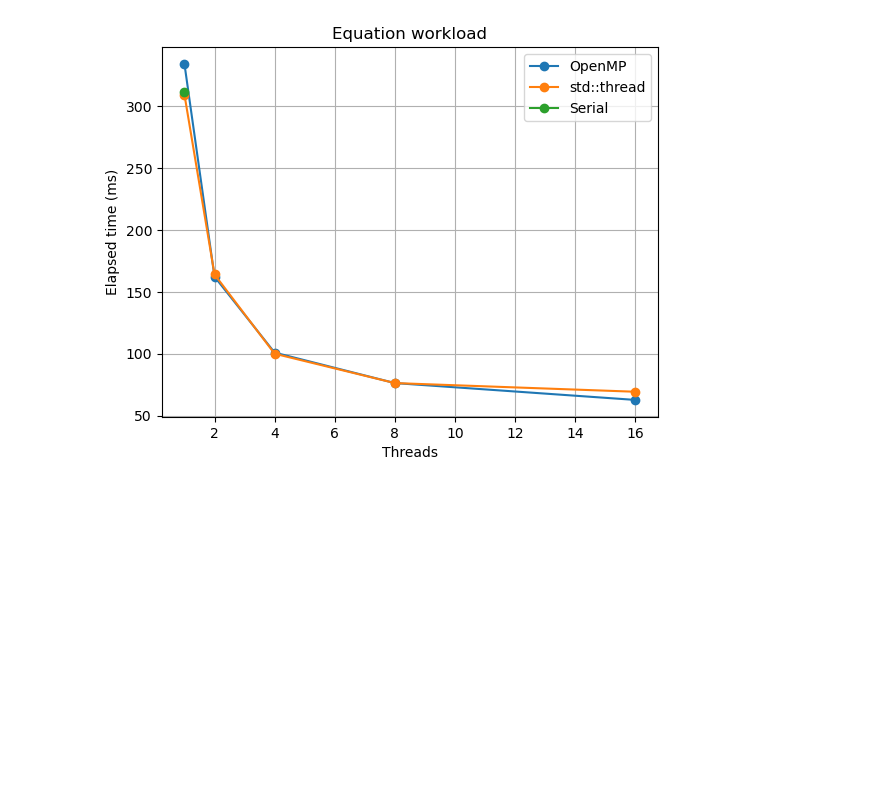
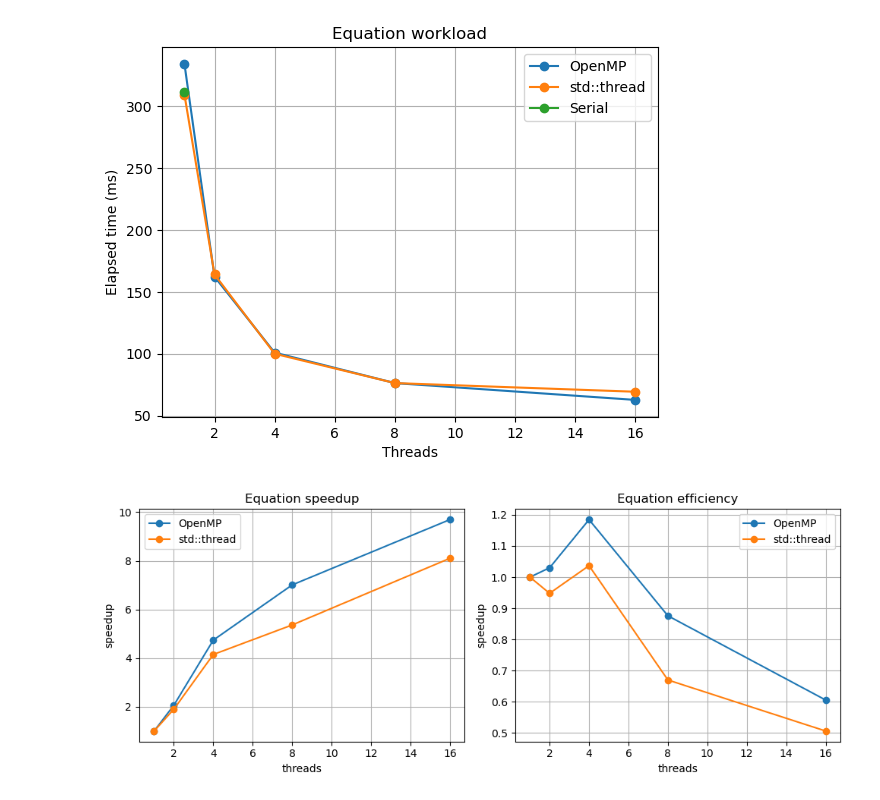
Before and after one commit to Anhkbayar/Parallel-computing, a Jupyter notebook: Lab1/Benchmark result.ipynb, the cells around one changed output. Drawn from its saved outputs; the diff is of its cells as text; code cells hidden in the pictures; blank space fills up the shorter version.

```diff
--- a/Lab1/Benchmark result.ipynb
+++ b/Lab1/Benchmark result.ipynb
@@ -107,3 +202,25 @@ plt.grid(True)
 plt.show()
 # %% [output]
 [figure]
+# %%
+fig,axs = plt.subplots(1,2, figsize=(10,4))
+
+axs[0].plot(omp["threads"], omp["speedup"], marker='o', label="OpenMP")
+axs[0].plot(threads["threads"], threads["speedup"], marker='o', label="std::thread")
+axs[0].set_xlabel("threads")
+axs[0].set_ylabel("speedup")
+axs[0].set_title("Equation speedup")
+axs[0].grid()
+axs[0].legend()
+
+axs[1].plot(omp["threads"], omp["efficiency"], marker='o', label="OpenMP")
+axs[1].plot(threads["threads"], threads["efficiency"], marker='o', label="std::thread")
+axs[1].set_title("Equation efficiency")
+axs[1].set_xlabel("threads")
+axs[1].set_ylabel("speedup")
+axs[1].grid()
+axs[1].legend()
+
+plt.tight_layout()
+# %% [output]
+[figure, added]
```
Also changed, not shown: parts of 3 cells of this notebook.
